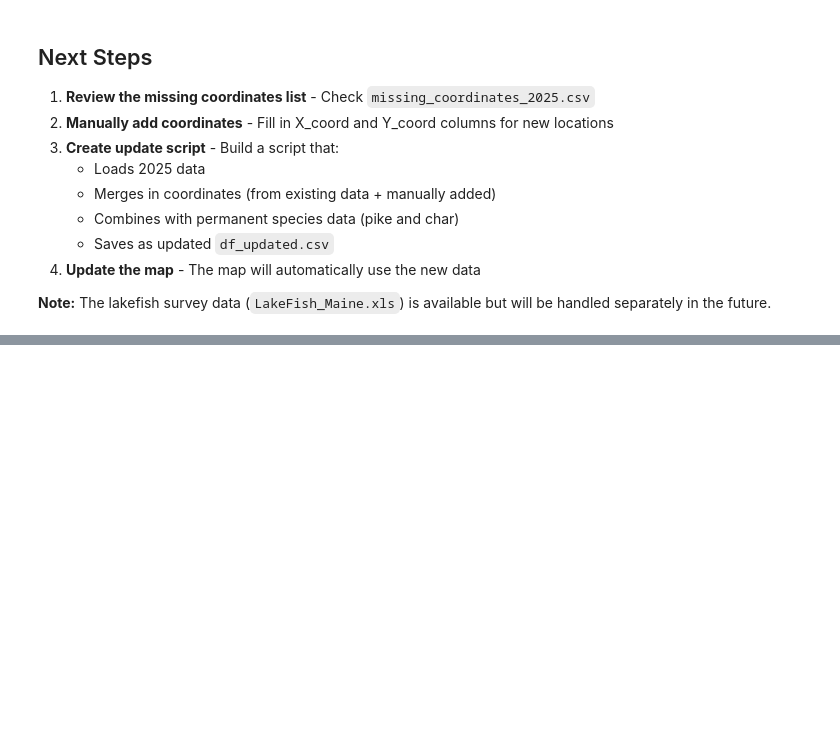
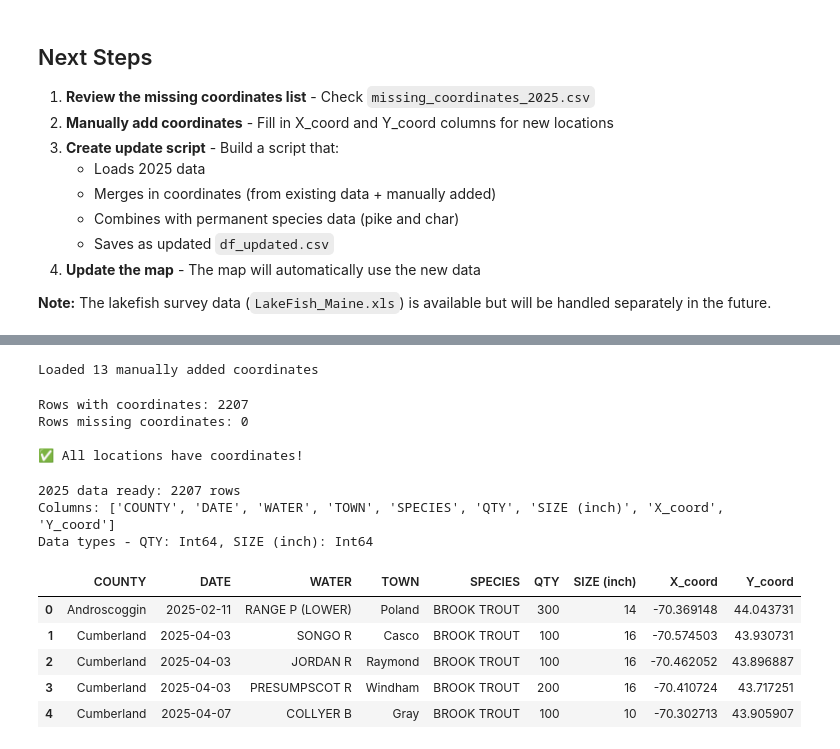
Before and after one commit to JonathanK556/maine-fish-map, a Jupyter notebook: Explore_2025_Data.ipynb, the cells around one changed output, grey strips where cells are left out. Saved outputs shown, nothing was run; the diff lists cells and outputs as text; code cells hidden in the pictures; blank space fills up the shorter version.

```diff
--- a/Explore_2025_Data.ipynb
+++ b/Explore_2025_Data.ipynb
@@ -496,0 +476,73 @@ Comparison (2024 vs 2025):
+# %%
+# Load manually added coordinates from missing_coordinates_2025.csv
+manual_coords = {}
+df_manual = pd.read_csv('missing_coordinates_2025.csv')
+for _, row in df_manual.iterrows():
+    if pd.notna(row['X_coord']) and pd.notna(row['Y_coord']):
+        key = (str(row['WATER']).strip().upper(), str(row['TOWN']).strip().upper())
+        manual_coords[key] = (float(row['X_coord']), float(row['Y_coord']))
+
+print(f"Loaded {len(manual_coords)} manually added coordinates")
+# %% [output]
+Loaded 13 manually added coordinates
+# %%
+# Merge manual coordinates into 2025 data (prioritize manual over existing)
+for idx, row in df_2025_prep.iterrows():
+    key = (str(row['WATER']).strip().upper(), str(row['TOWN']).strip().upper())
+
+    # Prioritize manual coordinates, then existing
+    if key in manual_coords:
+        df_2025_prep.at[idx, 'X_coord'] = manual_coords[key][0]
+        df_2025_prep.at[idx, 'Y_coord'] = manual_coords[key][1]
+    elif key in coord_lookup:
+        df_2025_prep.at[idx, 'X_coord'] = coord_lookup[key][0]
+        df_2025_prep.at[idx, 'Y_coord'] = coord_lookup[key][1]
+
+# Check coordinate status after merge
+has_coords = df_2025_prep['X_coord'].notna() & df_2025_prep['Y_coord'].notna()
+print(f"Rows with coordinates: {has_coords.sum()}")
+print(f"Rows missing coordinates: {(~has_coords).sum()}")
+
+if (~has_coords).sum() > 0:
+    missing = df_2025_prep[~has_coords][['WATER', 'TOWN', 'COUNTY']].drop_duplicates()
+    print(f"\n⚠️  Warning: {len(missing)} unique locations still missing coordinates")
+    print(missing.head(10).to_string(index=False))
+else:
+    print("\n✅ All locations have coordinates!")
+# %% [output]
+Rows with coordinates: 2207
+Rows missing coordinates: 0
+
+✅ All locations have coordinates!
+# %%
+# Prepare 2025 data for final output - select only required columns
+# Remove temporary columns (key, has_coords)
+df_2025_final = df_2025_prep[['COUNTY', 'DATE', 'WATER', 'TOWN', 'SPECIES', 'QTY', 'SIZE (inch)', 'X_coord', 'Y_coord']].copy()
+
+# Convert QTY and SIZE (inch) to integers using Int64 (nullable integer) dtype
+# This allows integers with NaN values and saves as integers in CSV
+df_2025_final['QTY'] = df_2025_final['QTY'].apply(
+    lambda x: int(float(x)) if pd.notna(x) and str(x).strip() != '' else pd.NA
+).astype('Int64')
+
+df_2025_final['SIZE (inch)'] = df_2025_final['SIZE (inch)'].apply(
+    lambda x: int(float(x)) if pd.notna(x) and str(x).strip() != '' else pd.NA
+).astype('Int64')
+
+# Ensure proper column order
+df_2025_final = df_2025_final[['COUNTY', 'DATE', 'WATER', 'TOWN', 'SPECIES', 'QTY', 'SIZE (inch)', 'X_coord', 'Y_coord']]
+
+print(f"2025 data ready: {len(df_2025_final)} rows")
+print(f"Columns: {df_2025_final.columns.tolist()}")
+print(f"Data types - QTY: {df_2025_final['QTY'].dtype}, SIZE (inch): {df_2025_final['SIZE (inch)'].dtype}")
+df_2025_final.head()
+# %% [output]
+2025 data ready: 2207 rows
+Columns: ['COUNTY', 'DATE', 'WATER', 'TOWN', 'SPECIES', 'QTY', 'SIZE (inch)', 'X_coord', 'Y_coord']
+Data types - QTY: Int64, SIZE (inch): Int64
+|  | COUNTY | DATE | WATER | TOWN | SPECIES | QTY | SIZE (inch) | X_coord | Y_coord |
+| 0 | Androscoggin | 2025-02-11 | RANGE P (LOWER) | Poland | BROOK TROUT | 300 | 14 | -70.369148 | 44.043731 |
+| 1 | Cumberland | 2025-04-03 | SONGO R | Casco | BROOK TROUT | 100 | 16 | -70.574503 | 43.930731 |
+| 2 | Cumberland | 2025-04-03 | JORDAN R | Raymond | BROOK TROUT | 100 | 16 | -70.462052 | 43.896887 |
+| 3 | Cumberland | 2025-04-03 | PRESUMPSCOT R | Windham | BROOK TROUT | 200 | 16 | -70.410724 | 43.717251 |
+| 4 | Cumberland | 2025-04-07 | COLLYER B | Gray | BROOK TROUT | 100 | 10 | -70.302713 | 43.905907 |
```
Also changed, not shown: parts of 13 cells of this notebook, 11 other files.
